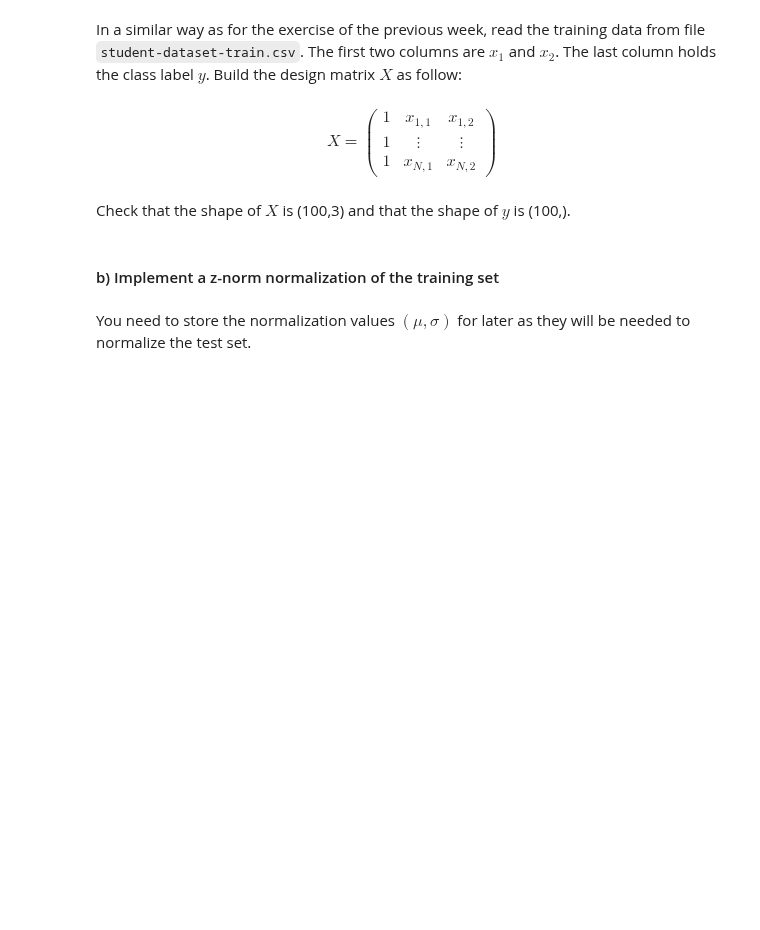
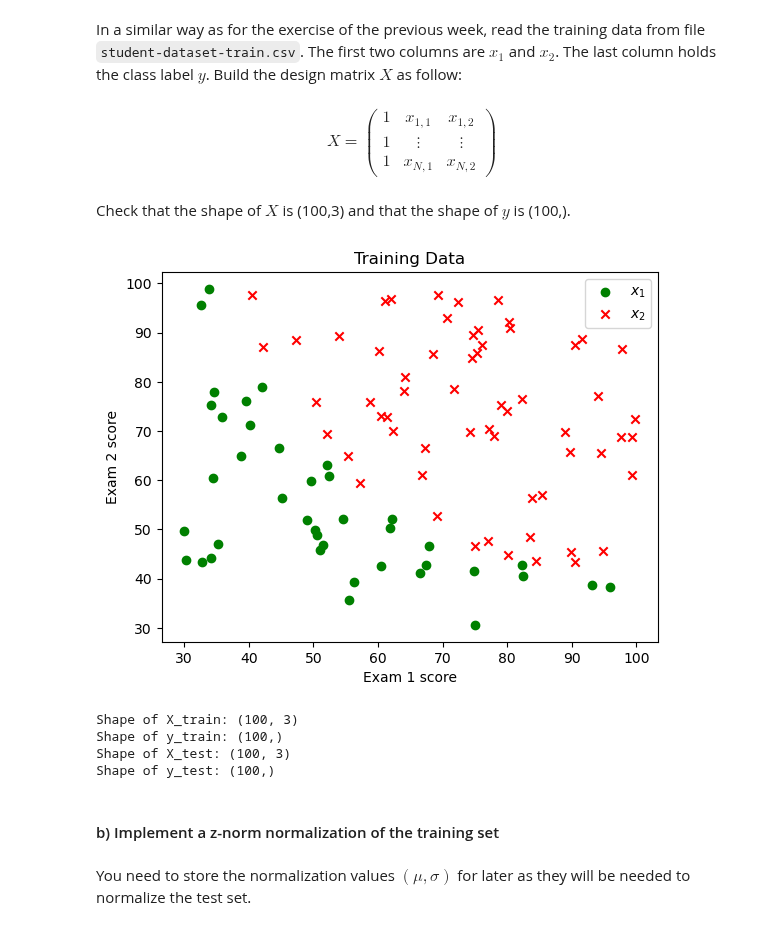
Before and after one commit to evarayHEIG/machle_labs, a Jupyter notebook: pw6/ex1-logistic-regression/ex1-logistic-regression-stud.ipynb, the cells around one changed output. Cells and saved outputs as stored; diff of their text form; code cells hidden in the pictures; blank space fills up the shorter version.

```diff
--- a/pw6/ex1-logistic-regression/ex1-logistic-regression-stud.ipynb
+++ b/pw6/ex1-logistic-regression/ex1-logistic-regression-stud.ipynb
@@ -25,5 +25,26 @@ In a similar way as for the exercise of the previous week, read the training dat
            \end{array}\right)$</center>
 # %% [markdown]
 Check that the shape of $X$ is (100,3) and that the shape of $y$ is (100,).
+# %%
+def read(file):
+    data = pd.read_csv(file, names=['x1', 'x2', 'y'])
+    X = data[['x1', 'x2']].values
+    y = data['y'].values
+    return X, y
 # %%
-# Your code here
+train_file = 'student-dataset-train.csv'
+test_file = 'student-dataset-test.csv'
+
+X_train, y_train = read(train_file)
+X_test, y_test = read(test_file)
+# %%
+# Visualize the training data
+plt.scatter(X_train[y_train==0][:,0], X_train[y_train==0][:,1], color='green', label='${x_1}$')
+plt.scatter(X_train[y_train==1][:,0], X_train[y_train==1][:,1], marker='x', color='red', label='${x_2}$')
+plt.xlabel('Exam 1 score')
+plt.ylabel('Exam 2 score')
+plt.title('Training Data')
+plt.legend()
+plt.show()
+# %% [output]
+[figure, added]
@@ -30,3 +55,14 @@ Check that the shape of $X$ is (100,3) and that the shape of $y$ is (100,).
+# %%
+# print shapes of X and y to verify their correctness
+print("Shape of X_train:", X_train.shape)
+print("Shape of y_train:", y_train.shape)
+print("Shape of X_test:", X_test.shape)
+print("Shape of y_test:", y_test.shape)
+# %% [output]
+Shape of X_train: (100, 3)
+Shape of y_train: (100,)
+Shape of X_test: (100, 3)
+Shape of y_test: (100,)
 # %% [markdown]
 #### b) Implement a z-norm normalization of the training set
 # %% [markdown]
```
Also changed, not shown: parts of 10 cells of this notebook.
